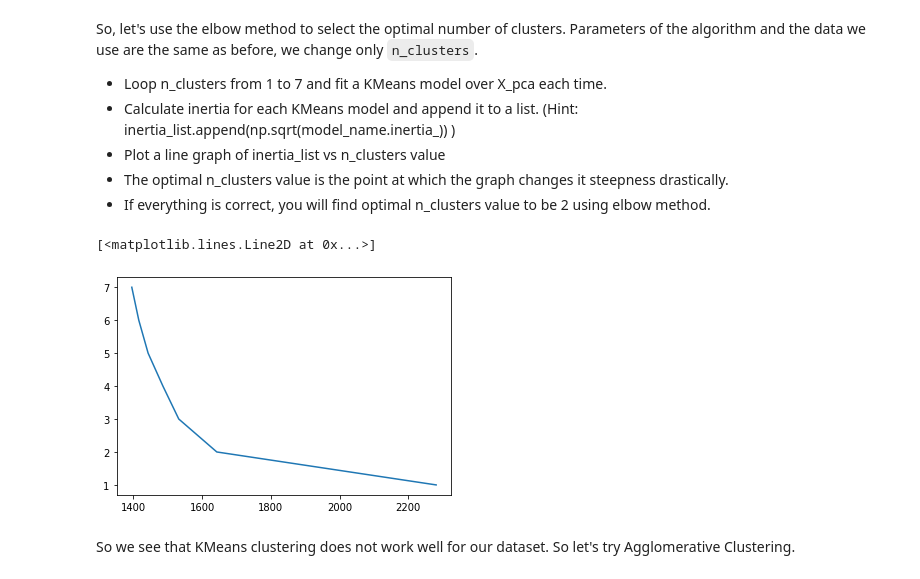
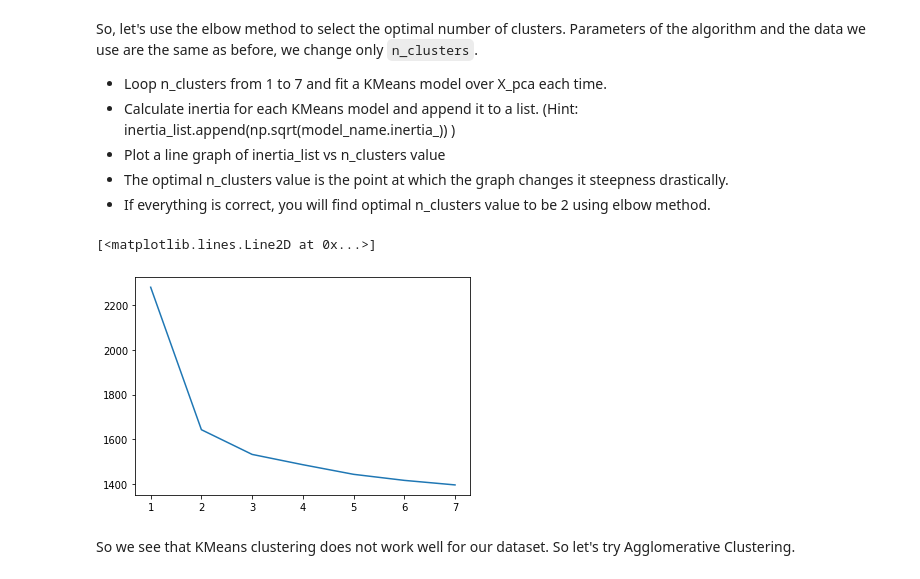
Before and after one commit to maitreya-v/Synapse_LP, a Jupyter notebook: Week_4.ipynb, the cells around one changed output. Drawn from its saved outputs; the diff is of its cells as text; code cells hidden in the pictures.

```diff
--- a/Week_4.ipynb
+++ b/Week_4.ipynb
@@ -238,10 +237,11 @@ for i in range(1,8):
   kmeansInst=KMeans(n_clusters=i,n_init=100,random_state=17)
   kmeansInst.fit(X_pca)
   inertia_list.append(np.sqrt(kmeansInst.inertia_))
-plt.plot(inertia_list,nums)
-# %% [output]
-[<matplotlib.lines.Line2D at 0x...>]
-[figure, removed]
+# %%
+plt.plot(nums,inertia_list)
+# %% [output]
+[<matplotlib.lines.Line2D at 0x...>]
+[figure, added]
 # %% [markdown]
 So we see that KMeans clustering does not work well for our dataset. So let's try Agglomerative Clustering.
 # %% [markdown]
```
Also changed, not shown: parts of 8 cells of this notebook.
